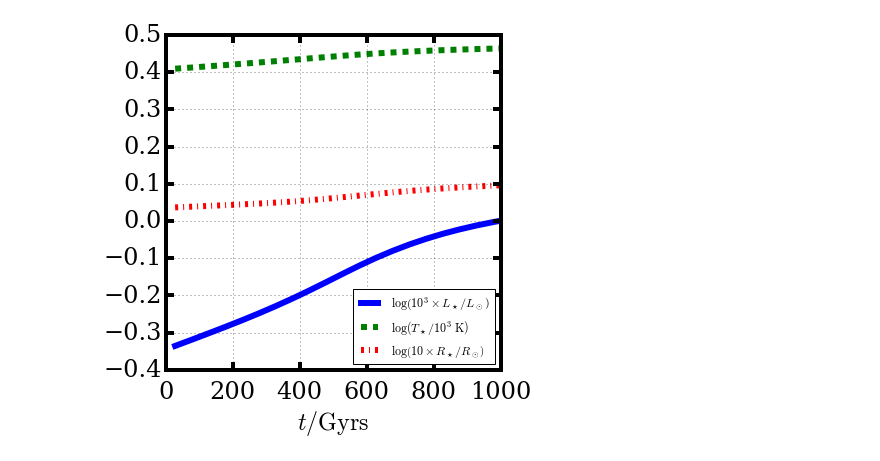
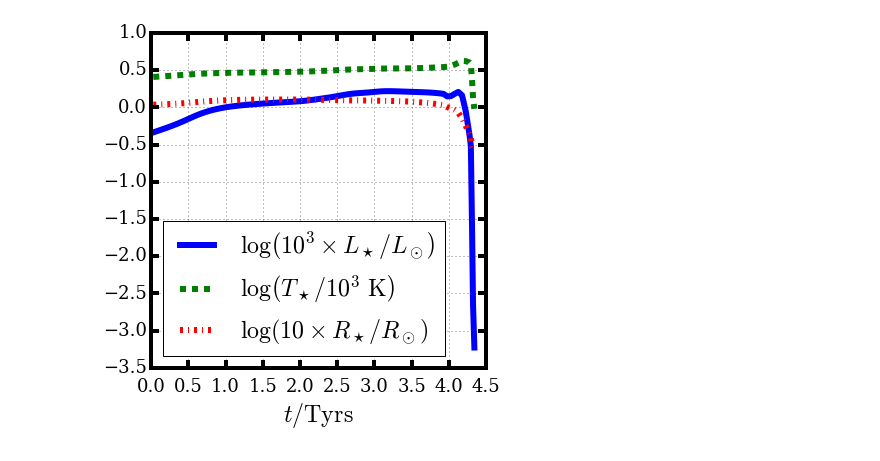
Before and after one commit to decaelus/TRAPPIST-1_Habitability, a Jupyter notebook: mesa_calculations/Plot MESA Calculations for TRAPPIST-1.ipynb, the cells around one changed output. Drawn from its saved outputs; the diff is of its cells as text; code cells hidden in the pictures.

Commit message:
Updated plot to show evolution until about 4 Tyrs

```diff
--- a/mesa_calculations/Plot MESA Calculations for TRAPPIST-1.ipynb
+++ b/mesa_calculations/Plot MESA Calculations for TRAPPIST-1.ipynb
@@ -8,22 +8,22 @@ import mesa_reader as ms
 # %%
 r = ms.MesaData('LOGS/history.data')
 
 fig = plt.figure(figsize=(6,6))
 ax = fig.add_subplot(111)
 
 #Drop the pre-main-sequence calculation
 ind = r.data('star_age') > 5e7
-ax.plot(r.data('star_age')[ind]/1e9, r.data('log_L')[ind] + 3., lw=6,
+ax.plot(r.data('star_age')[ind]/1e12, r.data('log_L')[ind] + 3., lw=6,
         label="$\\log \\left( 10^3 \\times L_\star/L_\\odot\\right)$")
-ax.plot(r.data('star_age')[ind]/1e9, r.data('log_Teff')[ind] - 3., ls='--', lw=6,
+ax.plot(r.data('star_age')[ind]/1e12, r.data('log_Teff')[ind] - 3., ls='--', lw=6,
         label="$\\log \\left( T_\star/{\\rm 10^3\ K}\\right)$")
-ax.plot(r.data('star_age')[ind]/1e9, r.data('log_R')[ind] + 1., ls='-.', lw=6,
+ax.plot(r.data('star_age')[ind]/1e12, r.data('log_R')[ind] + 1., ls='-.', lw=6,
         label="$\\log \\left( 10 \\times R_\star/R_\\odot\\right)$")
-ax.legend(loc='best', fontsize=12)
+ax.legend(loc='best', fontsize=24)
 
-ax.tick_params(axis='both', which='major', labelsize=24)
-ax.set_xlabel('$t/{\\rm Gyrs}$', fontsize=24)
+ax.tick_params(axis='both', which='major', labelsize=18)
+ax.set_xlabel('$t/{\\rm Tyrs}$', fontsize=24)
 
 fig.savefig('Plot_MESA_Calculations_for_TRAPPIST-1.png', dpi=500, bbox_inches='tight')
 # %% [output]
-[figure, old version]
+[figure, new version]
```
Also changed, not shown: 1 other file.
